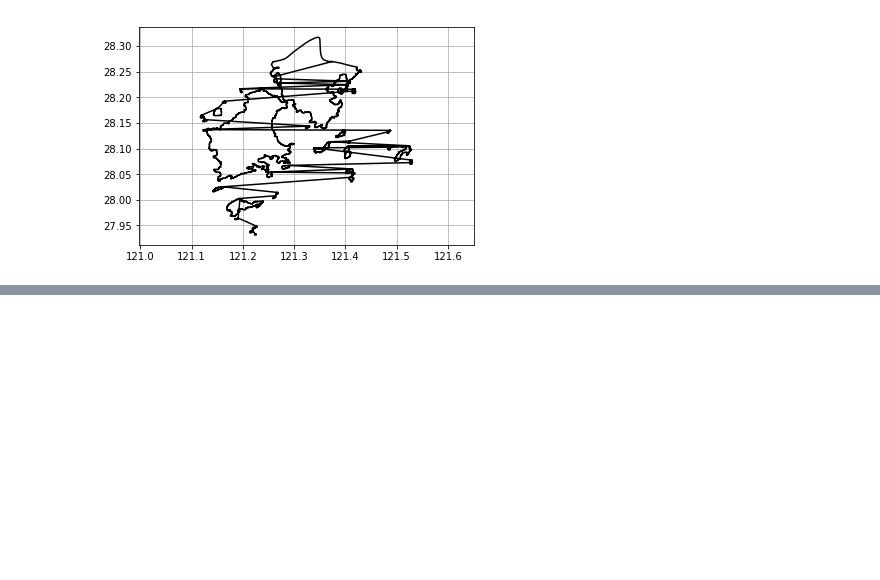
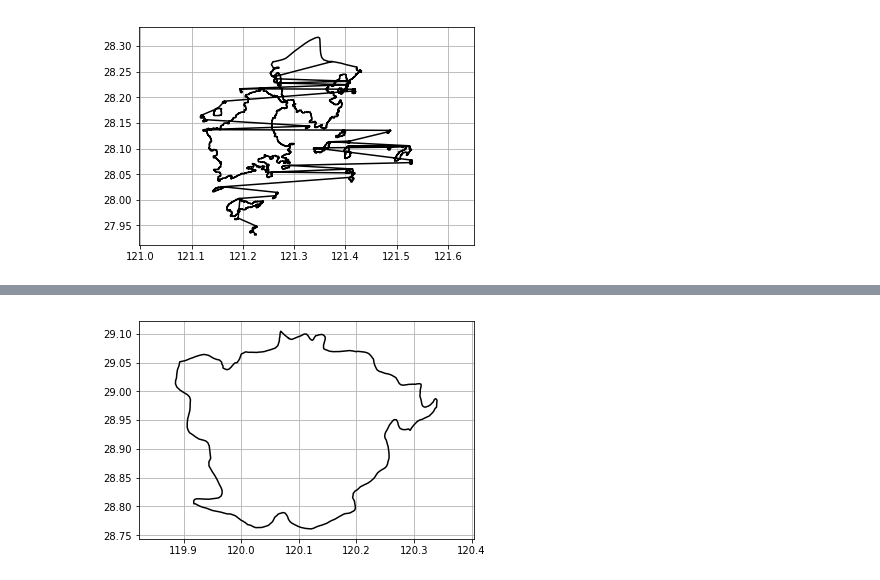
Before and after one commit to liyuan3970/study_demo, a Jupyter notebook: python_tools/matplotlib/shapefile_reader.ipynb, the cells around one changed output, grey strips where cells are left out. Drawn from its saved outputs; the diff is of its cells as text; code cells hidden in the pictures; blank space fills up the shorter version.

Commit message:
data

```diff
--- a/python_tools/matplotlib/shapefile_reader.ipynb
+++ b/python_tools/matplotlib/shapefile_reader.ipynb
@@ -18,25 +18,17 @@ plt.show()
 import shapefile
 %matplotlib inline
 from matplotlib import pyplot as plt
-
-border_shape=shapefile.Reader('da_data/yuhuan.shp')
-#通过创建reader类的对象进行shapefile文件的读取
-
-border=border_shape.shapes()
-# .shapes()读取几何数据信息，存放着该文件中所有对象的 几何数据
-#border是一个列表
-
-border_points = border[0].points
-#返回第1个对象的所有点坐标
-#border_points = [(x1,y1),(x2,y2),(x3,y3),…]
-
+path = 'da_data/zhejiang.shp'
+sf = shapefile.Reader(path)
+shapes = sf.shapes()
+border_points =shapes[0].points
 x,y = zip(*border_points)
-#x=(x1,x2,x3,…)
-#y=(y1,y2,y3,…)
-
+print(x)
+print(type(x))
+#print(y)
 fig,ax=plt.subplots() # 生成一张图和一张子图
-ax.plot(x,y,‘k-’) # x横坐标 y纵坐标 ‘k-’线性为黑色
+ax.plot(x,y,'k-') # x横坐标 y纵坐标 ‘k-’线性为黑色
 ax.grid()# 添加网格线
-ax.axis(‘equal’)
+ax.axis('equal')
 plt.show()
 # %% [output]
@@ -43,0 +37 @@ SyntaxError: invalid character in identifier (<ipython-input-4-bea8fa5dcf37>, li
+[figure, added]
```
Also changed, not shown: parts of 1 cell of this notebook, 4 other files.
